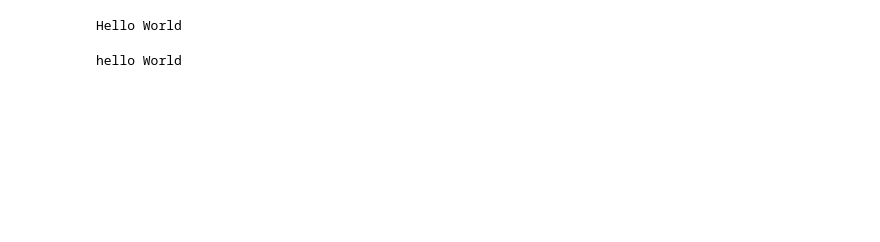
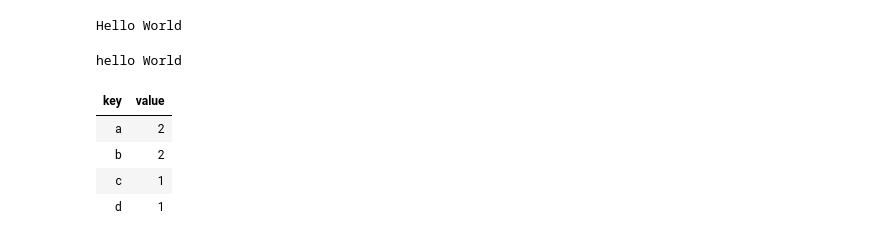
Before and after one commit to MatthewSoutherland/microsoft_course, a Jupyter notebook: cheat_codes.ipynb, the cells around one changed output. Drawn from its saved outputs; the diff is of its cells as text; code cells hidden in the pictures; blank space fills up the shorter version.

Commit message:
return counting dictionary

```diff
--- a/cheat_codes.ipynb
+++ b/cheat_codes.ipynb
@@ -266,3 +266,13 @@ string message = string.Concat(str.Select(c => Char.IsUpper(c) ? " " + c : c.ToS
 display(message);
 # %% [output]
 hello World
+# %%
+string str = "abcabd";
+var result = str.GroupBy(c => c).ToDictionary(g => g.Key, g => g.Count());
+display(result);
+# %% [output]
+| key | value |
+| a | 2 |
+| b | 2 |
+| c | 1 |
+| d | 1 |
```
Also changed, not shown: 1 other file.
